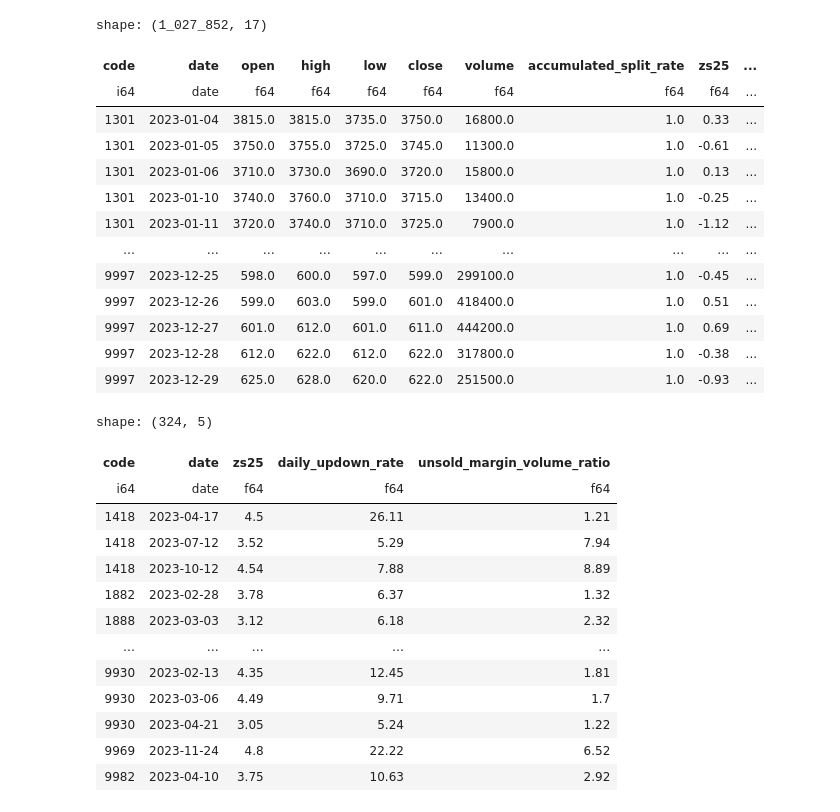
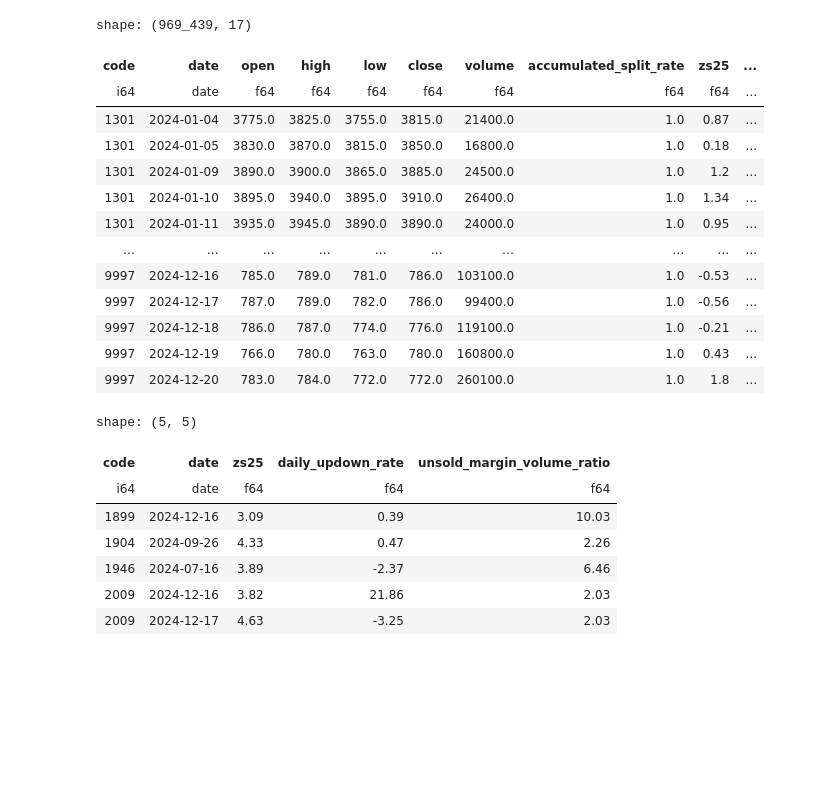
Before and after one commit to ogs-digilfe/wequant, a Jupyter notebook: notebooks/analysis/margin_volume_ratio_fluctuation2.ipynb, the cells around one changed output. Saved outputs shown, nothing was run; the diff lists cells and outputs as text; code cells hidden in the pictures; blank space fills up the shorter version.

```diff
--- a/notebooks/analysis/margin_volume_ratio_fluctuation2.ipynb
+++ b/notebooks/analysis/margin_volume_ratio_fluctuation2.ipynb
@@ -1,6 +1,6 @@
 # %%
 # para
-target_year = 2023
+target_year = 2024
 # %%
 # 読み込みファイルパスの設定とimportしたいmoduleパス(pythonパス)の設定
 from pathlib import Path
@@ -77,26 +77,26 @@ joined_df = RPL.df.join(CPL.df, on=["code", "weekid"], how="left")
 # %%
 joined_df
 # %% [output]
-shape: (1_027_852, 17)
+shape: (969_439, 17)
 | code | date | open | high | low | close | volume | accumulated_split_rate | zs25 | ... |
 | i64 | date | f64 | f64 | f64 | f64 | f64 | f64 | f64 | ... |
-| 1301 | 2023-01-04 | 3815.0 | 3815.0 | 3735.0 | 3750.0 | 16800.0 | 1.0 | 0.33 | ... |
-| 1301 | 2023-01-05 | 3750.0 | 3755.0 | 3725.0 | 3745.0 | 11300.0 | 1.0 | -0.61 | ... |
-| 1301 | 2023-01-06 | 3710.0 | 3730.0 | 3690.0 | 3720.0 | 15800.0 | 1.0 | 0.13 | ... |
-| 1301 | 2023-01-10 | 3740.0 | 3760.0 | 3710.0 | 3715.0 | 13400.0 | 1.0 | -0.25 | ... |
-| 1301 | 2023-01-11 | 3720.0 | 3740.0 | 3710.0 | 3725.0 | 7900.0 | 1.0 | -1.12 | ... |
+| 1301 | 2024-01-04 | 3775.0 | 3825.0 | 3755.0 | 3815.0 | 21400.0 | 1.0 | 0.87 | ... |
+| 1301 | 2024-01-05 | 3830.0 | 3870.0 | 3815.0 | 3850.0 | 16800.0 | 1.0 | 0.18 | ... |
+| 1301 | 2024-01-09 | 3890.0 | 3900.0 | 3865.0 | 3885.0 | 24500.0 | 1.0 | 1.2 | ... |
+| 1301 | 2024-01-10 | 3895.0 | 3940.0 | 3895.0 | 3910.0 | 26400.0 | 1.0 | 1.34 | ... |
+| 1301 | 2024-01-11 | 3935.0 | 3945.0 | 3890.0 | 3890.0 | 24000.0 | 1.0 | 0.95 | ... |
 | … | … | … | … | … | … | … | … | … | ... |
-| 9997 | 2023-12-25 | 598.0 | 600.0 | 597.0 | 599.0 | 299100.0 | 1.0 | -0.45 | ... |
-| 9997 | 2023-12-26 | 599.0 | 603.0 | 599.0 | 601.0 | 418400.0 | 1.0 | 0.51 | ... |
-| 9997 | 2023-12-27 | 601.0 | 612.0 | 601.0 | 611.0 | 444200.0 | 1.0 | 0.69 | ... |
-| 9997 | 2023-12-28 | 612.0 | 622.0 | 612.0 | 622.0 | 317800.0 | 1.0 | -0.38 | ... |
-| 9997 | 2023-12-29 | 625.0 | 628.0 | 620.0 | 622.0 | 251500.0 | 1.0 | -0.93 | ... |
+| 9997 | 2024-12-16 | 785.0 | 789.0 | 781.0 | 786.0 | 103100.0 | 1.0 | -0.53 | ... |
+| 9997 | 2024-12-17 | 787.0 | 789.0 | 782.0 | 786.0 | 99400.0 | 1.0 | -0.56 | ... |
+| 9997 | 2024-12-18 | 786.0 | 787.0 | 774.0 | 776.0 | 119100.0 | 1.0 | -0.21 | ... |
+| 9997 | 2024-12-19 | 766.0 | 780.0 | 763.0 | 780.0 | 160800.0 | 1.0 | 0.43 | ... |
+| 9997 | 2024-12-20 | 783.0 | 784.0 | 772.0 | 772.0 | 260100.0 | 1.0 | 1.8 | ... |
 # %%
 ##### いろいろfilterしてみる
 # %%
 min_zs25 = 3
 min_daily_updown_rate = 5
-min_unsold_margin_volume_ratio = 1
+min_unsold_margin_volume_ratio = 2
 display_cols = [
     "code",
     "date",
@@ -105,26 +105,24 @@ display_cols = [
     "unsold_margin_volume_ratio"
 ]
 # %%
+#df = joined_df.filter(pl.col("zs25")>=min_zs25)\
+#    .filter(pl.col("daily_updown_rate")>=min_daily_updown_rate)\
+#    .filter(pl.col("unsold_margin_volume_ratio")>=min_unsold_margin_volume_ratio)
 df = joined_df.filter(pl.col("zs25")>=min_zs25)\
-    .filter(pl.col("daily_updown_rate")>=min_daily_updown_rate)\
     .filter(pl.col("unsold_margin_volume_ratio")>=min_unsold_margin_volume_ratio)
+
 df = df.drop_nulls()
-df.select(display_cols)
+df = df.select(display_cols)
+df[50:55]
 # %% [output]
-shape: (324, 5)
+shape: (5, 5)
 | code | date | zs25 | daily_updown_rate | unsold_margin_volume_ratio |
 | i64 | date | f64 | f64 | f64 |
-| 1418 | 2023-04-17 | 4.5 | 26.11 | 1.21 |
-| 1418 | 2023-07-12 | 3.52 | 5.29 | 7.94 |
-| 1418 | 2023-10-12 | 4.54 | 7.88 | 8.89 |
-| 1882 | 2023-02-28 | 3.78 | 6.37 | 1.32 |
-| 1888 | 2023-03-03 | 3.12 | 6.18 | 2.32 |
-| … | … | … | … | … |
-| 9930 | 2023-02-13 | 4.35 | 12.45 | 1.81 |
-| 9930 | 2023-03-06 | 4.49 | 9.71 | 1.7 |
-| 9930 | 2023-04-21 | 3.05 | 5.24 | 1.22 |
-| 9969 | 2023-11-24 | 4.8 | 22.22 | 6.52 |
-| 9982 | 2023-04-10 | 3.75 | 10.63 | 2.92 |
+| 1899 | 2024-12-16 | 3.09 | 0.39 | 10.03 |
+| 1904 | 2024-09-26 | 4.33 | 0.47 | 2.26 |
+| 1946 | 2024-07-16 | 3.89 | -2.37 | 6.46 |
+| 2009 | 2024-12-16 | 3.82 | 21.86 | 2.03 |
+| 2009 | 2024-12-17 | 4.63 | -3.25 | 2.03 |
 # %%
 ##### chart
 # %%
```
Also changed, not shown: parts of 6 cells of this notebook, 1 other file.
